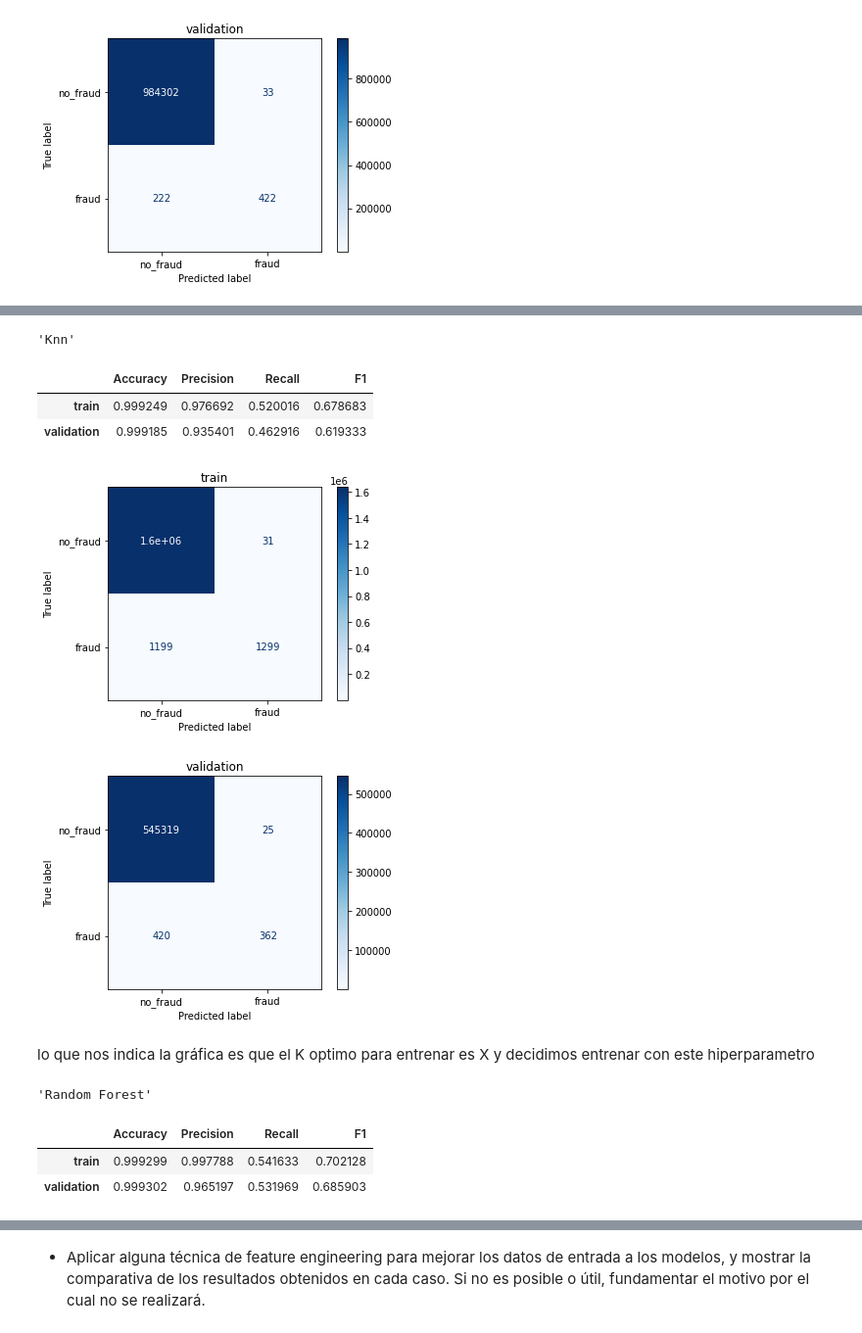
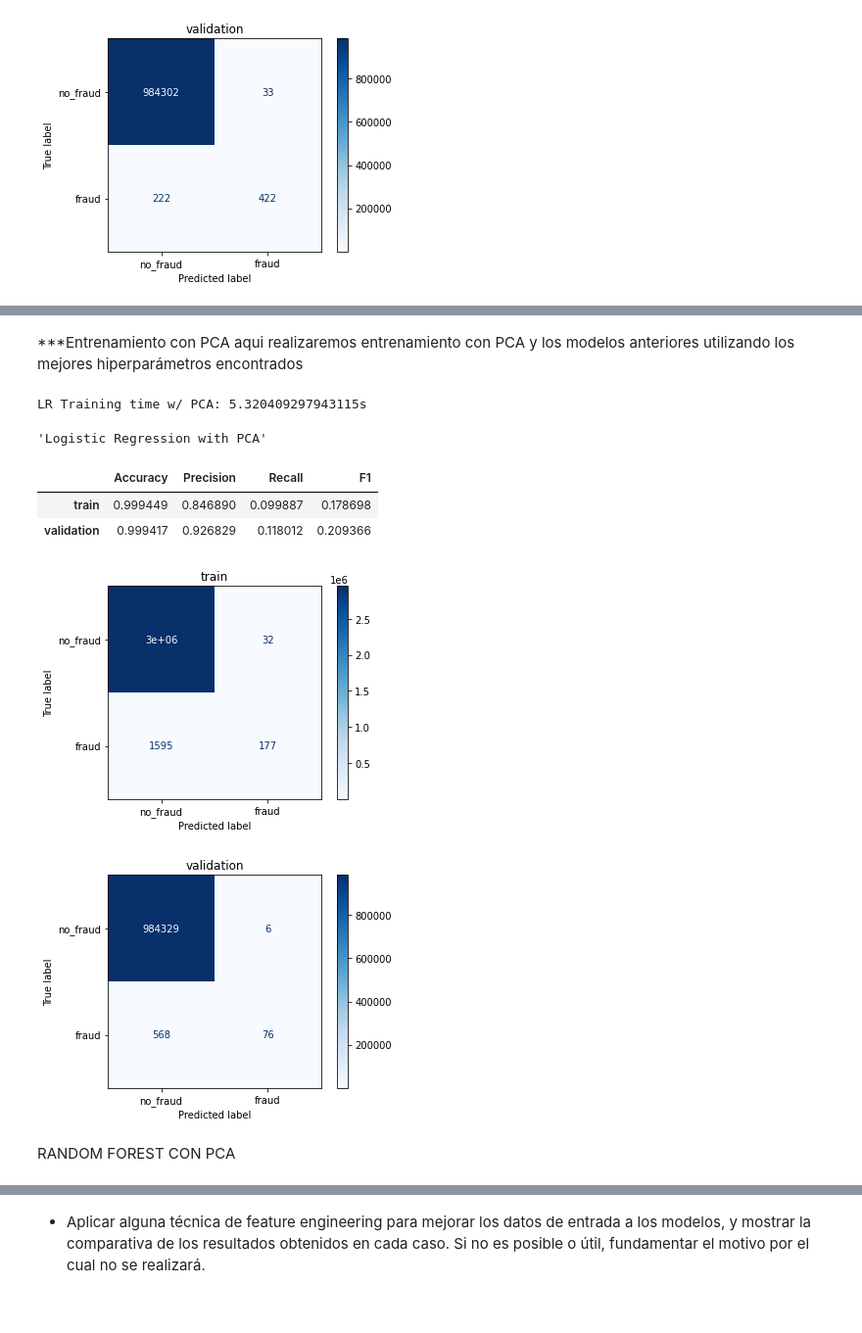
Before and after one commit to UlisesCravero/tp_ml_grupo_9, a Jupyter notebook: tp1_ML.ipynb, the cells around one changed output, grey strips where cells are left out. Shown at 98% size. Drawn from its saved outputs; the diff is of its cells as text; code cells hidden in the pictures.

Commit message:
agregado de entrenamiento con PCA

```diff
--- a/tp1_ML.ipynb
+++ b/tp1_ML.ipynb
@@ -687,35 +659,31 @@ plt.show()
-# %%
-K = 3
-
-knn5_model = Pipeline([
-    ('mapper', mapper),
-    ('classifier', KNeighborsClassifier(n_neighbors=K)),
-])
-
-knn5_model.fit(train, train.is_fraud)
-
-evaluate_model(knn5_model, title='Knn', show_cm=True)
-# %% [output]
-'Knn'
-|  | Accuracy | Precision | Recall | F1 |
-| train | 0.999249 | 0.976692 | 0.520016 | 0.678683 |
-| validation | 0.999185 | 0.935401 | 0.462916 | 0.619333 |
-[figure, removed]
-[figure, removed]
-# %% [markdown]
-lo que nos indica la gráfica es que el K optimo para entrenar es X y decidimos entrenar con este hiperparametro
-# %%
-from sklearn.ensemble import RandomForestClassifier
-
-rf_model = Pipeline([
-    ('mapper', mapper),
-    ('classifier', RandomForestClassifier(max_depth=1, random_state=42)),
-])
-rf_model.fit(train, train.is_fraud)
-
-evaluate_model(rf_model, title='Random Forest')
-# %% [output]
-'Random Forest'
-|  | Accuracy | Precision | Recall | F1 |
-| train | 0.999299 | 0.997788 | 0.541633 | 0.702128 |
-| validation | 0.999302 | 0.965197 | 0.531969 | 0.685903 |
+# %% [markdown]
+***Entrenamiento con PCA
+aqui realizaremos entrenamiento con PCA y los modelos anteriores utilizando los mejores hiperparámetros encontrados
+# %%
+import time
+lr_best_params = {'C': 10.0, 'penalty': 'l2'}
+
+lr_model_pca = LogisticRegression(**lr_best_params, random_state=42)
+lr_pipeline_pca = Pipeline([
+    ('mapper', mapper),
+    ('pca', PCA(n_components=0.95)),
+    ('classifier', lr_model_pca),
+])
+
+start = time.time()
+lr_pipeline_pca.fit(train, train.is_fraud)
+stop = time.time()
+print(f"LR Training time w/ PCA: {stop - start}s")
+# %% [output]
+LR Training time w/ PCA: 5.320409297943115s
+# %%
+evaluate_model(lr_pipeline_pca, title='Logistic Regression with PCA', show_cm=True)
+# %% [output]
+'Logistic Regression with PCA'
+|  | Accuracy | Precision | Recall | F1 |
+| train | 0.999449 | 0.846890 | 0.099887 | 0.178698 |
+| validation | 0.999417 | 0.926829 | 0.118012 | 0.209366 |
+[figure, added]
+[figure, added]
+# %% [markdown]
+RANDOM FOREST CON PCA
```
Also changed, not shown: parts of 22 cells of this notebook, 1 other file.
